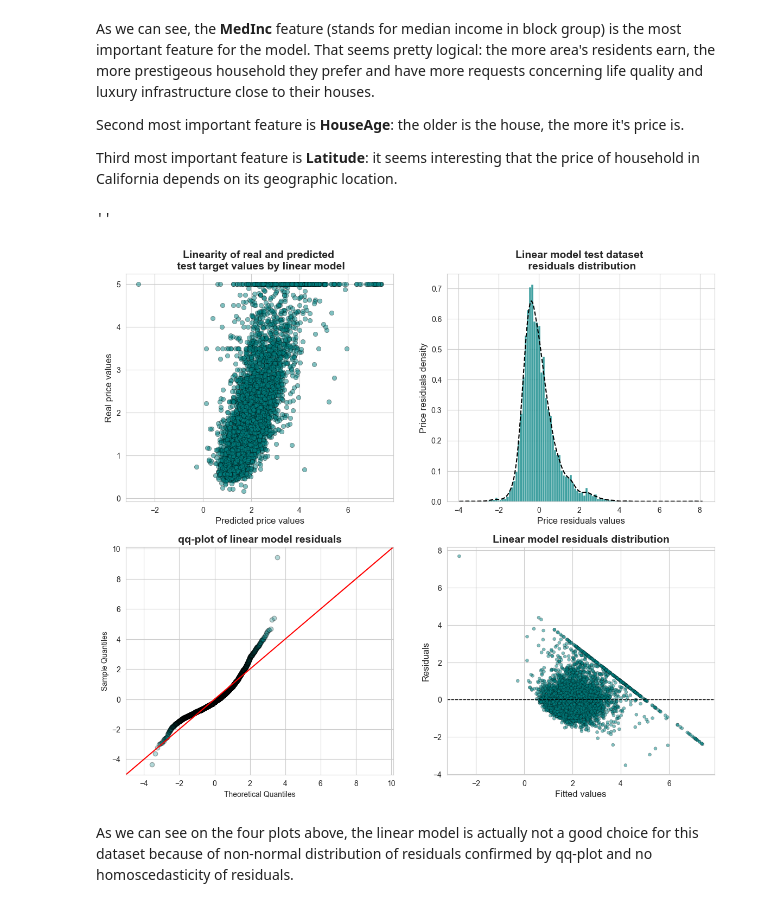
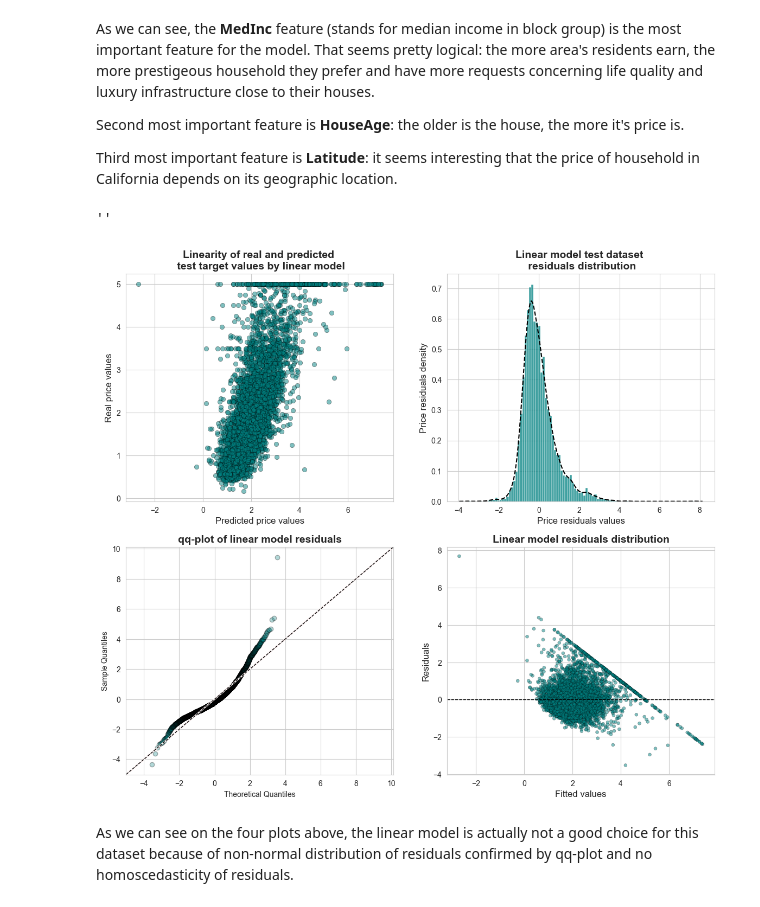
Before and after one commit to pavlovanadia/BI_ML_2023, a Jupyter notebook: HW2/code/Linear_models.ipynb, the cells around one changed output. Saved outputs shown, nothing was run; the diff lists cells and outputs as text; code cells hidden in the pictures.

```diff
--- a/HW2/code/Linear_models.ipynb
+++ b/HW2/code/Linear_models.ipynb
@@ -590,30 +590,32 @@ residuals = y_test - y_pred
 # %%
 fig, axes = plt.subplots(2, 2, figsize=(14, 12))
 
 sns.scatterplot(x=y_pred, y=y_test, color='teal', edgecolor='black', alpha=0.5, ax=axes[0][0])
 axes[0][0].set_title('Linearity of real and predicted \n test target values by linear model', size=14, weight='bold')
 axes[0][0].set_xlabel('Predicted price values', size=12)
 axes[0][0].set_ylabel('Real price values', size=12)
 
 sns.histplot(residuals, bins=100, stat='density', color='teal', ax=axes[0][1])
 sns.kdeplot(residuals, color='black', linestyle='--', ax=axes[0][1])
 axes[0][1].set_title('Linear model test dataset \n residuals distribution', size=14, weight='bold')
 axes[0][1].set_ylabel('Price residuals density', size=12)
 axes[0][1].set_xlabel('Price residuals values', size=12)
 
 sm.qqplot(residuals, line='45', fit=True, markerfacecolor='teal', markeredgecolor='black', alpha=0.3, ax=axes[1][0])
 axes[1][0].set_title('qq-plot of linear model residuals', size=14, weight='bold')
+axes[1][0].plot([-5, 10.1], [-5, 10.1], color='white', linewidth=2)
+axes[1][0].plot([-5, 10.1], [-5, 10.1], color='black', linestyle='--', linewidth=1)
 
 sns.scatterplot(x=y_pred, y=residuals, color='teal', edgecolor='black', alpha=0.5, size=3, legend=False, ax=axes[1][1])
 axes[1][1].set_title('Linear model residuals distribution', size=14, weight='bold')
 axes[1][1].set_ylabel('Residuals', size=12)
 axes[1][1].set_xlabel('Fitted values', size=12)
 axes[1][1].axhline(0, -5, 45, color='black', linewidth=1, linestyle='--')
 axes[1][1].set_ylim([min(residuals) - 0.5, max(residuals) + 0.5])
 ;
 # %% [output]
 ''
-[figure, old version]
+[figure, new version]
 # %% [markdown]
 As we can see on the four plots above, the linear model is actually not a good choice for this dataset because of non-normal distribution of residuals confirmed by qq-plot and no homoscedasticity of residuals.
 # %% [markdown]
```
